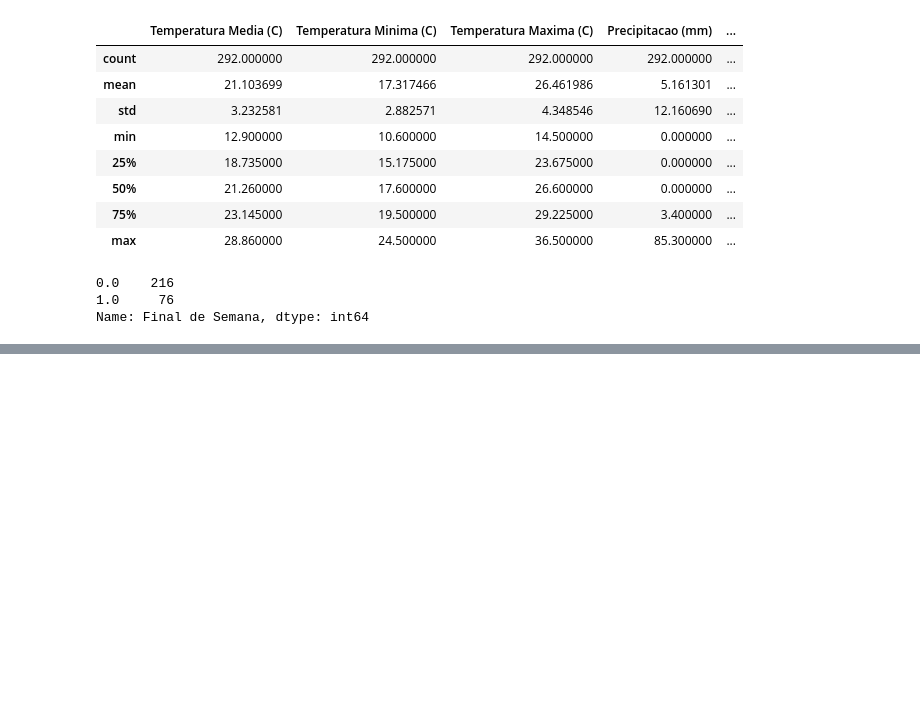
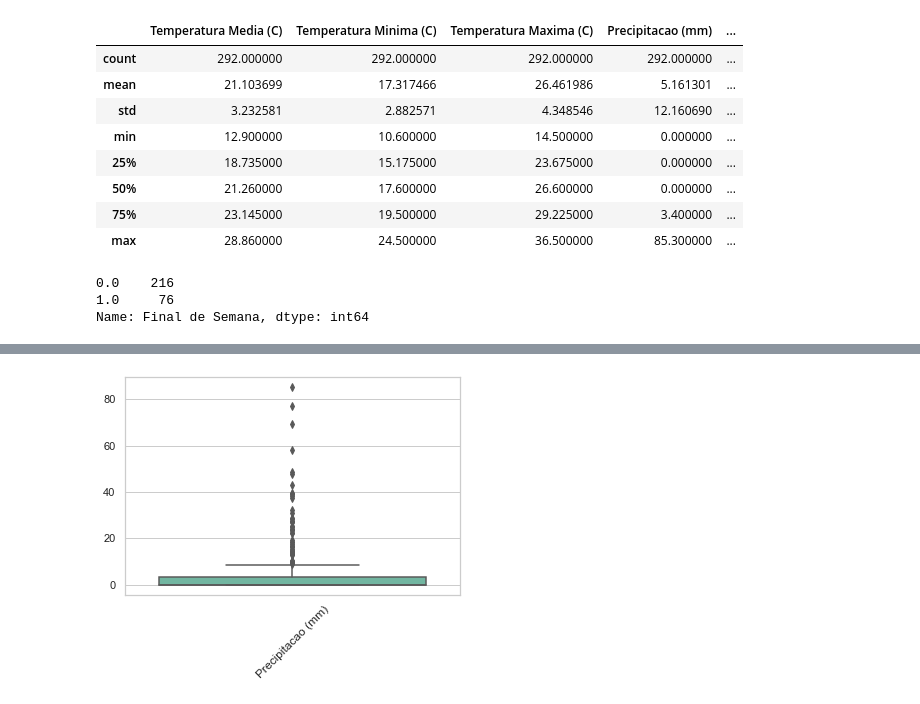
Before and after one commit to JPedroUNIVESP/Atividade2IFSP, a Jupyter notebook: D1AED_Atividade02.ipynb, the cells around one changed output, grey strips where cells are left out. Drawn from its saved outputs; the diff is of its cells as text; code cells hidden in the pictures; blank space fills up the shorter version.

```diff
--- a/D1AED_Atividade02.ipynb
+++ b/D1AED_Atividade02.ipynb
@@ -199,0 +237,11 @@ sns.heatmap(correlation_matrix, annot=True, cmap="YlGnBu")
+# %%
+# Fazendo BoxPlot da variável de Precipitacao
+
+sns.set(style="whitegrid")
+ax = sns.boxplot(data=train_data[['Precipitacao (mm)']], orient="v", palette="Set2")
+ax.tick_params(axis='x', labelsize=12, rotation=45)
+
+# Note que há um "colapso" do blox plot pois o valor mínimo, percentil 25% e percentil 50% possuem os mesmos valores.
+# Isso denota uma concentração dos dados como veremos no gráfico de distribuição
+# %% [output]
+[figure, added]
```
Also changed, not shown: parts of 10 cells of this notebook.
